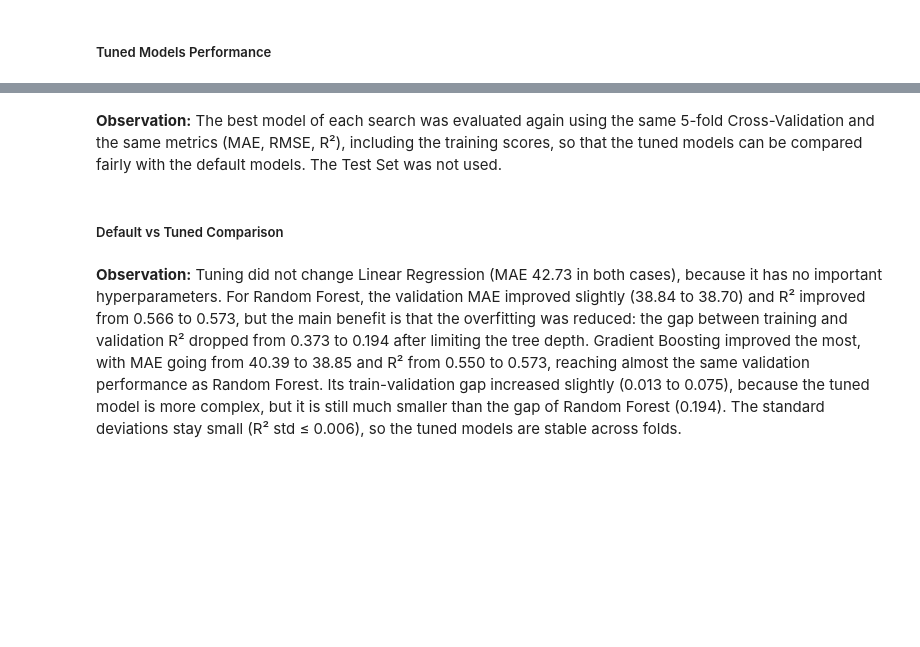
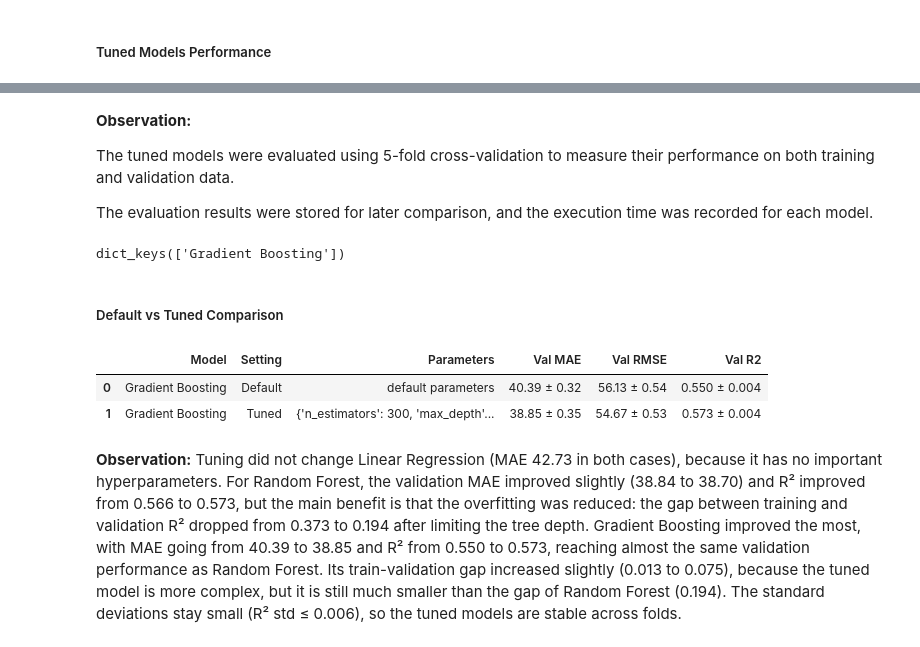
Before and after one commit to samaaali76/Task1-machine-learning, a Jupyter notebook: Notebook.ipynb, the cells around one changed output, grey strips where cells are left out. Cells and saved outputs as stored; diff of their text form; code cells hidden in the pictures; blank space fills up the shorter version.

```diff
--- a/Notebook.ipynb
+++ b/Notebook.ipynb
@@ -1820,12 +1818,19 @@ for name, pipeline in pipelines.items():
 
     start_time = time.time()
 
+    if name == "Random Forest":
+        current_cv = KFold(n_splits=3, shuffle=True, random_state=42)
+    else:
+        current_cv = cv_strategy
+
     scores = cross_validate(
-        pipeline, X_train, y_train,
-        cv=cv_strategy,
+        pipeline,
+        X_train,
+        y_train,
+        cv=current_cv,
         scoring=cv_scoring,
-        return_train_score=True,
-        n_jobs=-1
+        return_train_score=False,
+        n_jobs=1
     )
 
     cv_results[name] = scores
@@ -1844,13 +1856,9 @@ cv_summary = []
 for name, scores in cv_results.items():
     cv_summary.append({
         "Model": name,
-        "Train MAE": f"{-scores['train_mae'].mean():.2f} ± {scores['train_mae'].std():.2f}",
         "Val MAE": f"{-scores['test_mae'].mean():.2f} ± {scores['test_mae'].std():.2f}",
-        "Train RMSE": f"{-scores['train_rmse'].mean():.2f} ± {scores['train_rmse'].std():.2f}",
         "Val RMSE": f"{-scores['test_rmse'].mean():.2f} ± {scores['test_rmse'].std():.2f}",
-        "Train R2": f"{scores['train_r2'].mean():.3f} ± {scores['train_r2'].std():.3f}",
-        "Val R2": f"{scores['test_r2'].mean():.3f} ± {scores['test_r2'].std():.3f}",
-        "R2 Gap (Train - Val)": round(scores['train_r2'].mean() - scores['test_r2'].mean(), 3)
+        "Val R2": f"{scores['test_r2'].mean():.3f} ± {scores['test_r2'].std():.3f}"
     })
 
 cv_summary_df = pd.DataFrame(cv_summary)
@@ -1951,32 +2028,54 @@ for name, search in search_results.items():
 # %% [markdown]
-**Observation:** The best model of each search was evaluated again using the same 5-fold Cross-Validation and the same metrics (MAE, RMSE, R²), including the training scores, so that the tuned models can be compared fairly with the default models. The Test Set was not used.
+**Observation:**
+
+The tuned models were evaluated using 5-fold cross-validation to measure their performance on both training and validation data.
+
+The evaluation results were stored for later comparison, and the execution time was recorded for each model.
+# %%
+print(search_results.keys())
+# %% [output]
+dict_keys(['Gradient Boosting'])
 # %% [markdown]
 ##### Default vs Tuned Comparison
 # %%
 comparison_rows = []
 
-for name in pipelines.keys():
+common_models = (
+    search_results.keys()
+    & tuned_cv_results.keys()
+    & cv_results.keys()
+)
 
-    tuned_params = {k.replace("model__", ""): v for k, v in search_results[name].best_params_.items()}
+for name in common_models:
+
+    tuned_params = {
+        k.replace("model__", ""): v
+        for k, v in search_results[name].best_params_.items()
+    }
 
     for setting, results, params in [
         ("Default", cv_results[name], "default parameters"),
         ("Tuned", tuned_cv_results[name], str(tuned_params))
     ]:
+
         comparison_rows.append({
             "Model": name,
             "Setting": setting,
             "Parameters": params,
             "Val MAE": f"{-results['test_mae'].mean():.2f} ± {results['test_mae'].std():.2f}",
             "Val RMSE": f"{-results['test_rmse'].mean():.2f} ± {results['test_rmse'].std():.2f}",
-            "Val R2": f"{results['test_r2'].mean():.3f} ± {results['test_r2'].std():.3f}",
-            "R2 Gap (Train - Val)": round(results['train_r2'].mean() - results['test_r2'].mean(), 3)
+            "Val R2": f"{results['test_r2'].mean():.3f} ± {results['test_r2'].std():.3f}"
         })
 
 comparison_df = pd.DataFrame(comparison_rows)
+
 comparison_df.to_csv("tuning_comparison.csv", index=False)
 
 comparison_df
+# %% [output]
+|  | Model | Setting | Parameters | Val MAE | Val RMSE | Val R2 |
+| 0 | Gradient Boosting | Default | default parameters | 40.39 ± 0.32 | 56.13 ± 0.54 | 0.550 ± 0.004 |
+| 1 | Gradient Boosting | Tuned | {'n_estimators': 300, 'max_depth'... | 38.85 ± 0.35 | 54.67 ± 0.53 | 0.573 ± 0.004 |
 # %% [markdown]
 **Observation:** Tuning did not change Linear Regression (MAE 42.73 in both cases), because it has no important hyperparameters. For Random Forest, the validation MAE improved slightly (38.84 to 38.70) and R² improved from 0.566 to 0.573, but the main benefit is that the overfitting was reduced: the gap between training and validation R² dropped from 0.373 to 0.194 after limiting the tree depth. Gradient Boosting improved the most, with MAE going from 40.39 to 38.85 and R² from 0.550 to 0.573, reaching almost the same validation performance as Random Forest. Its train-validation gap increased slightly (0.013 to 0.075), because the tuned model is more complex, but it is still much smaller than the gap of Random Forest (0.194). The standard deviations stay small (R² std ≤ 0.006), so the tuned models are stable across folds.
 # %% [markdown]
```
Also changed, not shown: parts of 35 cells of this notebook, 4 other files.
